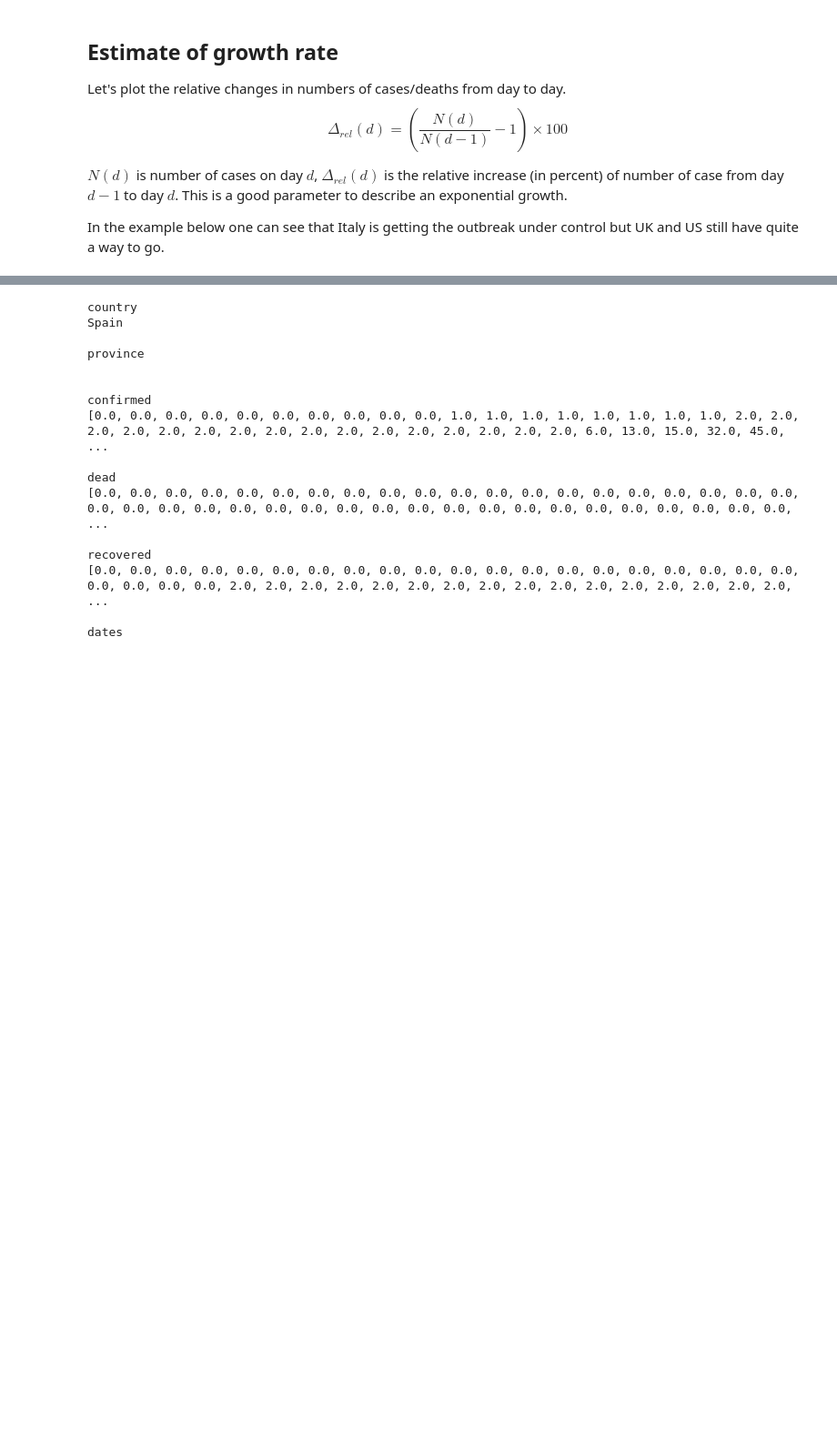
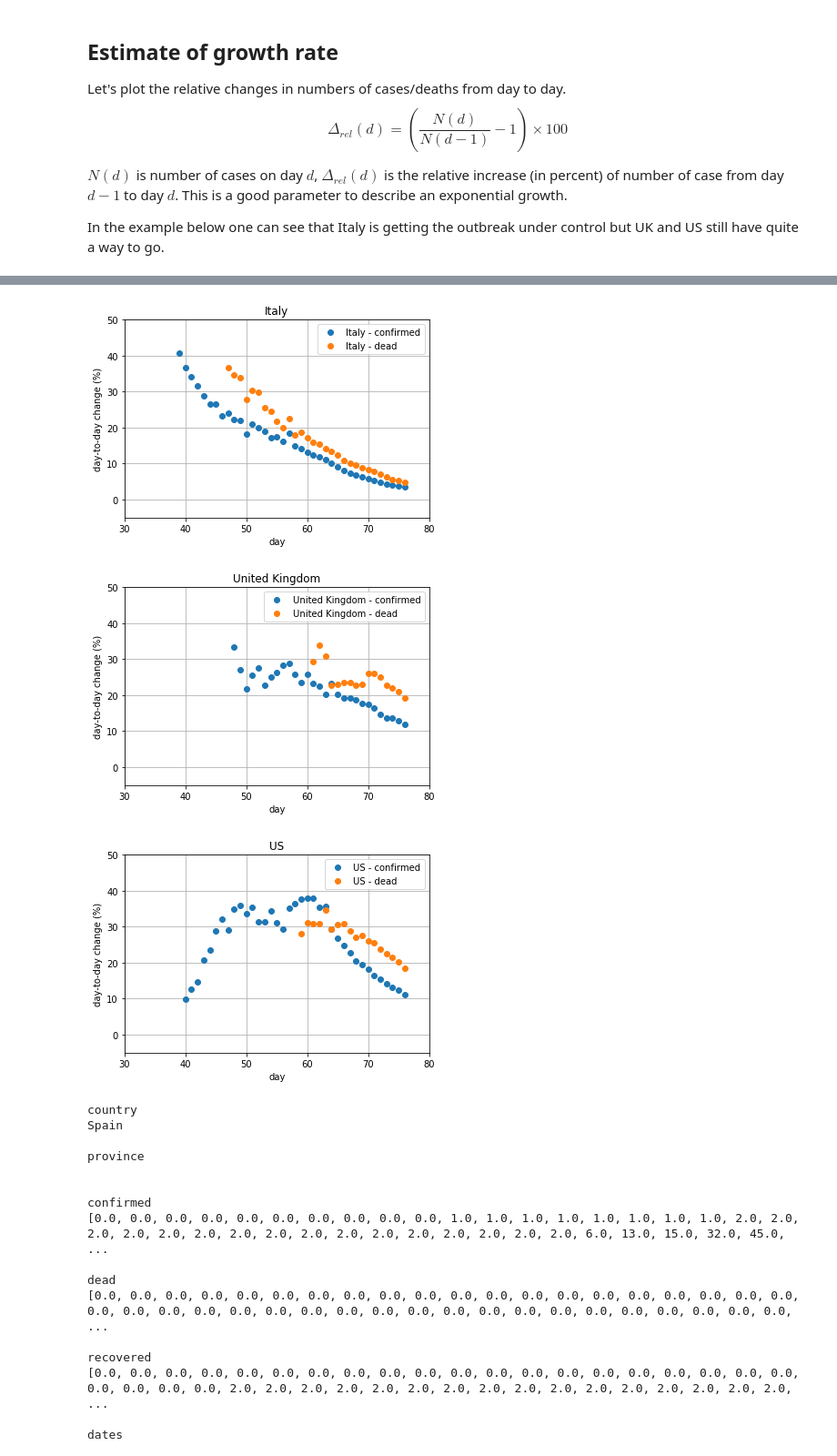
Before and after one commit to kourk0am/JHUreader, a Jupyter notebook: example.ipynb, the cells around one changed output, grey strips where cells are left out. Shown at 91% size. Saved outputs shown, nothing was run; the diff lists cells and outputs as text; code cells hidden in the pictures; blank space fills up the shorter version.

Commit message:
Average growth rates
estimateGrowthRate now can do a moving average over set amount of days.

```diff
--- a/example.ipynb
+++ b/example.ipynb
@@ -121,3 +125,25 @@ for country in countries:
+# %%
+countries = [ 'Italy', 'United Kingdom', 'US']
+averagingInterval = 7
+
+
+for country in countries:
+    gr = jhu.estimateGrowthRate(country, averagingInterval = averagingInterval)
+    plt.plot(gr['days'], gr['confirmedRC'],"o", label = country + ' - confirmed')
+    plt.plot(gr['days'], gr['deadRC'],"o", label = country + ' - dead')
+    #plt.plot(gr['recoveredRC'],"o", label = data['country'] + ' - recovered')
+    plt.ylim([-5,50])
+    plt.xlim(30,80)
+    plt.grid()
+    plt.legend()
+    plt.title(country)
+    plt.xlabel('day')
+    plt.ylabel('day-to-day change (%)')
+    plt.show()
+# %% [output]
+[figure, added]
+[figure, added]
+[figure, added]
 # %%
 # have a look at data for one country
 # similar dicts are generated by estimateTrueCases and estimateGrowthRate methods
```
Also changed, not shown: parts of 5 cells of this notebook, 1 other file.
